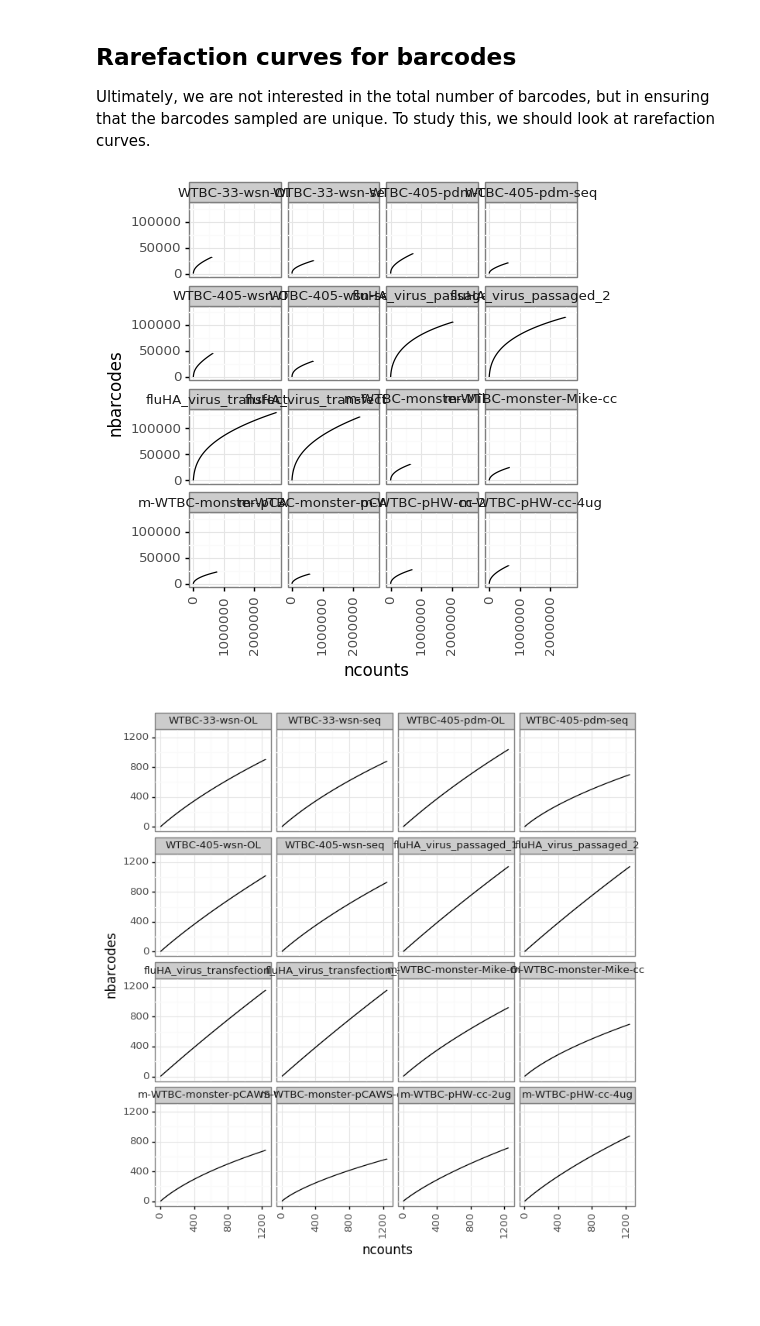
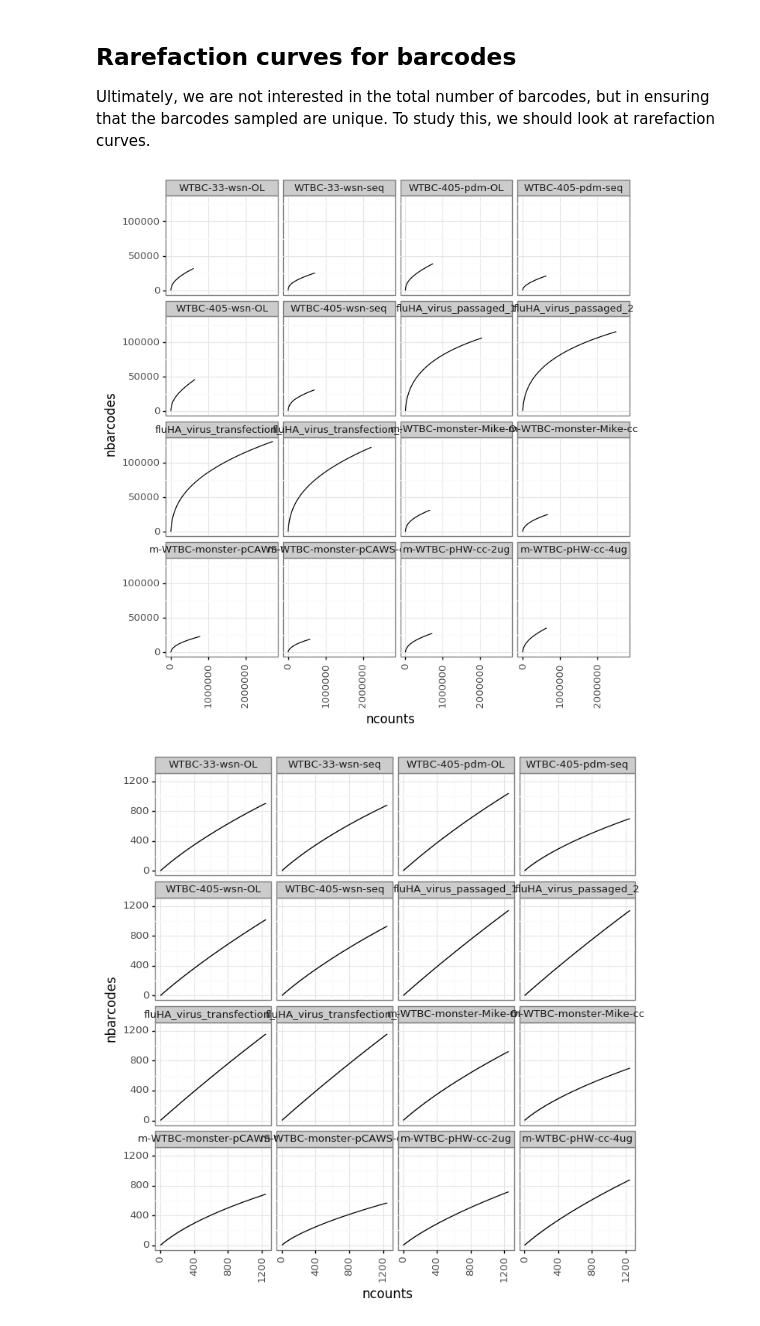
Before and after one commit to dbacsik/transfection_bottleneck, a Jupyter notebook: barcode_analysis.ipynb, the cells around one changed output. Cells and saved outputs as stored; diff of their text form; code cells hidden in the pictures; blank space fills up the shorter version.

```diff
--- a/barcode_analysis.ipynb
+++ b/barcode_analysis.ipynb
@@ -51,6 +51,11 @@ downstream_mismatch = config['viral_barcode_downstream_mismatch']
 barcodelength = config['viral_barcode_length']
 
 sample_csv = 'sampledata.csv'
+metadata_csv = 'metadata.csv'
+
+results_dir = 'results'
+if not os.path.exists(results_dir):
+    os.makedirs(results_dir)
 # %% [markdown]
 ## Parse the viral barcodes
 The viral barcodes and their data locations are specified in *sample_csv*. Here, we read them in.
@@ -217,13 +291,13 @@ rarefy_df = pd.concat(rarefy_df)
 # %%
 p = (ggplot(rarefy_df, aes('ncounts', 'nbarcodes')) +
      geom_step() +
      facet_wrap('~ sample') +
-     theme(figure_size=(5, 5),
+     theme(figure_size=(8, 8),
            axis_text_x=element_text(angle=90))
      )
 _ = p.draw()
 # %% [output]
-[figure, old version]
+[figure, new version]
 # %%
 p = (ggplot(rarefy_df, aes('ncounts', 'nbarcodes')) +
      geom_step() +
```
Also changed, not shown: parts of 26 cells of this notebook, 4 other files.
